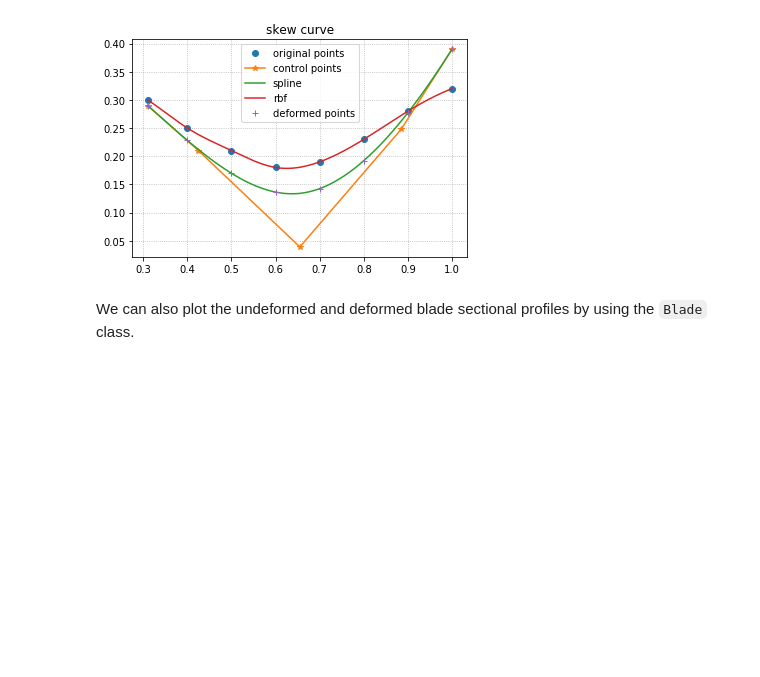
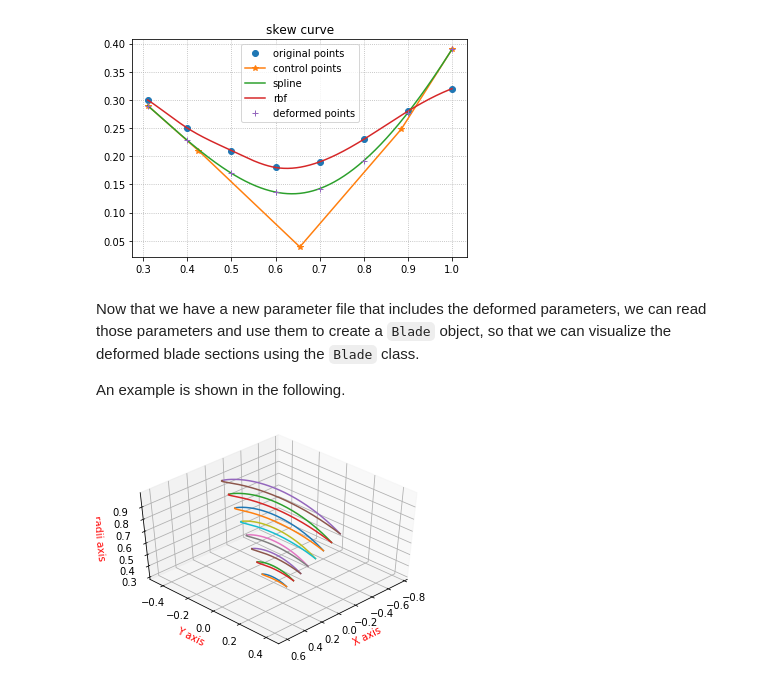
Before and after one commit to mathLab/BladeX, a Jupyter notebook: tutorials/tutorial-4-deform_blade.ipynb, the cells around one changed output. Drawn from its saved outputs; the diff is of its cells as text; code cells hidden in the pictures; blank space fills up the shorter version.

Commit message:
Tutorial-4 plot. elev and azim in Blade.plot

```diff
--- a/tutorials/tutorial-4-deform_blade.ipynb
+++ b/tutorials/tutorial-4-deform_blade.ipynb
@@ -245,29 +245,32 @@ deform.export_param_file(outfile='data/parameters_mod.prm')
 # %% [output]
 [figure]
 [figure]
-# %% [markdown]
-We can also plot the undeformed and deformed blade sectional profiles by using the `Blade` class.
+# %% [markdown]
+Now that we have a new parameter file that includes the deformed parameters, we can read those parameters and use them to create a `Blade` object, so that we can visualize the deformed blade sections using the `Blade` class.
+
+An example is shown in the following.
 # %%
 from bladex import Blade, NacaProfile
 
-param_undeformed = ParamFile()
-param_undeformed.read_parameters(filename='data/parameters.prm')
+# Instantiate a `ParamFile` class object and read the parameter file
 param_deformed = ParamFile()
 param_deformed.read_parameters(filename='data/parameters_mod.prm')
 
-sections_undeformed = np.asarray([NacaProfile(digits='0012') for i in range(8)])
+# Use NACA-0012 profiles for the blade sections, to apply parameters deformations on them
 sections_deformed = np.asarray([NacaProfile(digits='0012') for i in range(8)])
 
-blade_undeformed = Blade(sections=sections_undeformed,
-                         radii=param_undeformed.radii,
-                         chord_lengths=param_undeformed.parameters['chord'],
-                         pitch=param_undeformed.parameters['pitch'],
-                         rake=param_undeformed.parameters['rake'],
-                         skew_angles=param_undeformed.parameters['skew'])
-
+# Instantiate a `Blade` class object, and assign the Blade parameters with those from the parameter file
 blade_deformed = Blade(sections=sections_deformed,
                        radii=param_deformed.radii,
                        chord_lengths=param_deformed.parameters['chord'],
                        pitch=param_deformed.parameters['pitch'],
                        rake=param_deformed.parameters['rake'],
                        skew_angles=param_deformed.parameters['skew'])
+
+# Apply transformations, without reflecting the profiles about the origin
+blade_deformed.apply_transformations(reflect=False)
+
+# Plot the deformed blade, with setting elevation and azimuth view angles
+blade_deformed.plot(elev=45, azim=45)
+# %% [output]
+[figure, added]
```
Also changed, not shown: 3 other files.
